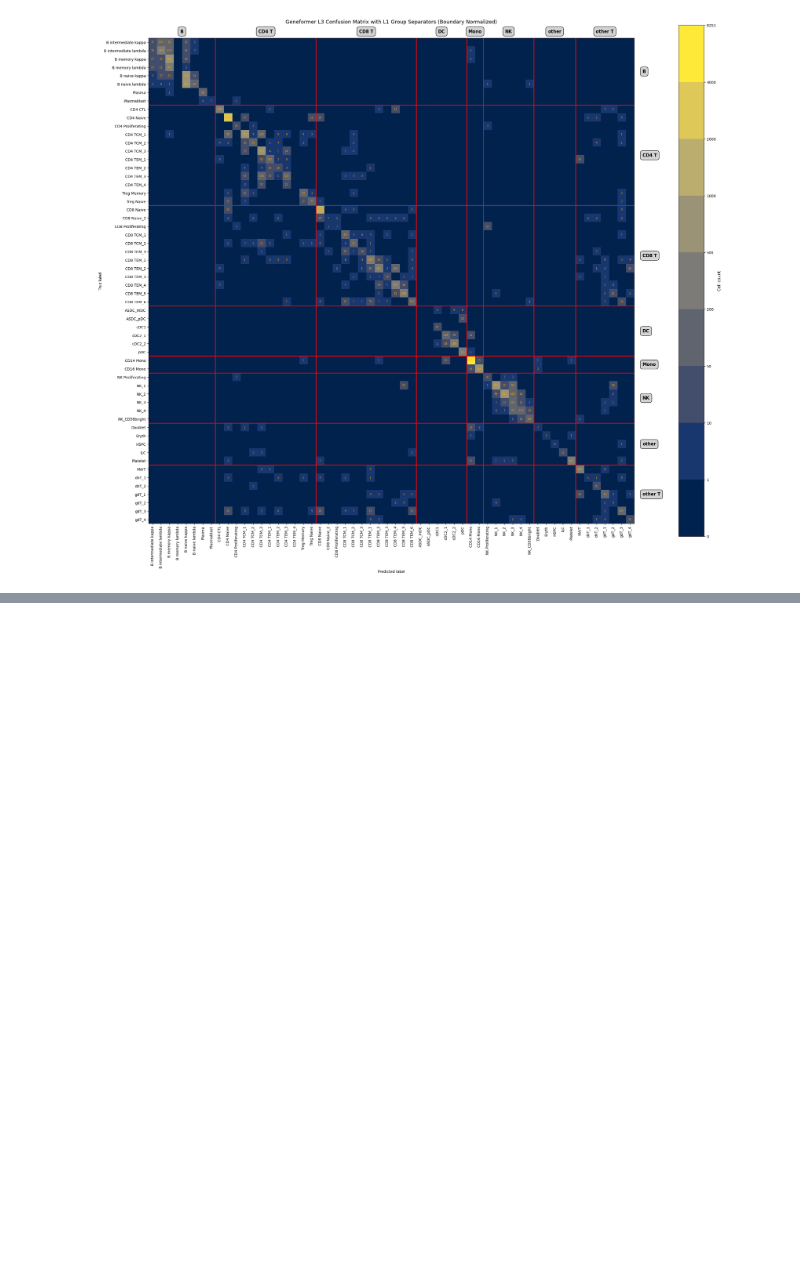
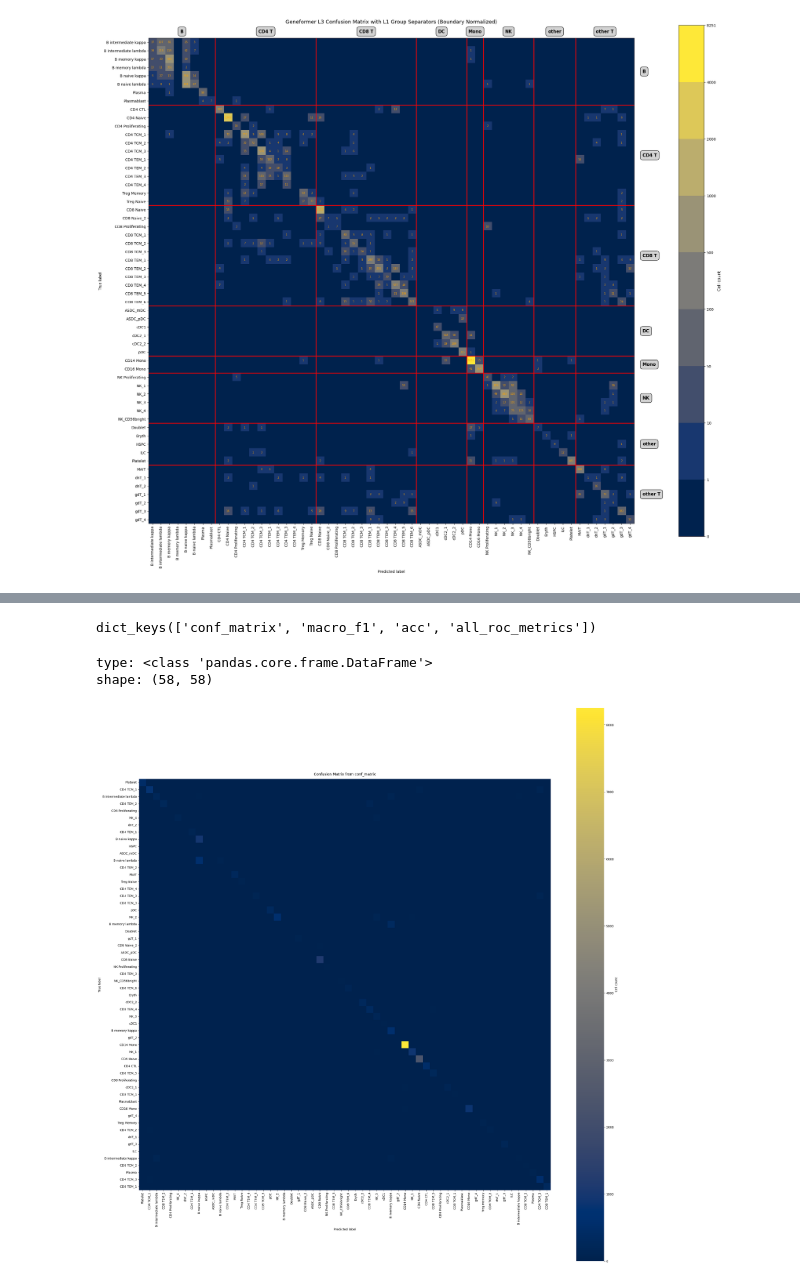
Before and after one commit to TPbiocode/geneformer_benchmarking, a Jupyter notebook: notebooks/05_plot_test_metrics.ipynb, the cells around one changed output, grey strips where cells are left out. Drawn from its saved outputs; the diff is of its cells as text; code cells hidden in the pictures; blank space fills up the shorter version.

Commit message:
Add changes to confusion matrix plot

```diff
--- a/notebooks/05_plot_test_metrics.ipynb
+++ b/notebooks/05_plot_test_metrics.ipynb
@@ -59,12 +59,14 @@ LEVEL = "l3"        # cell type annotation level
 OUTPUT_DIR = BASE_DIR / "data" / "output" / f"{VERSION}_{MODEL_SIZE}_{LEVEL}_test_eval_citeseq_pbmc_cellclassification"
 PRED_DICT_PATH = OUTPUT_DIR / f"{VERSION}_{MODEL_SIZE}_{LEVEL}_test_eval_pred_dict.pkl"
 CLASS_DICT_PATH = BASE_DIR / "data" / "classifier" / f"{VERSION}_{LEVEL}_citeseq_classifier_dir" / "citeseq_pbmc_cellclassification_id_class_dict.pkl"
+TEST_EVAL_PATH = OUTPUT_DIR / f"{VERSION}_{MODEL_SIZE}_{LEVEL}_test_eval_test_metrics_dict.pkl"
 
 print(f"Configuration loaded:")
 print(f"Base directory: {BASE_DIR}")
 print(f"Data path: {DATA_PATH}")
 print(f"Geneformer prediction dict: {PRED_DICT_PATH}")
 print(f"Geneformer class dict: {CLASS_DICT_PATH}")
+print(f"Geneformer test evaluation metrics: {TEST_EVAL_PATH}")
 # %% [output]
 Configuration loaded:
 Base directory: /scratch/tmurugan/geneformer_benchmarking
@@ -362,0 +364,74 @@ plt.show()
+# %%
+# Load the test evaluation metrics dictionary and print its keys
+test_eval = pickle.load(open(TEST_EVAL_PATH, "rb"))
+print(test_eval.keys())
+# %% [output]
+dict_keys(['conf_matrix', 'macro_f1', 'acc', 'all_roc_metrics'])
+# %%
+# Inspect confusion matrix structure in the test metrics dictionary
+conf_matrix = test_eval["conf_matrix"]
+print("type:", type(conf_matrix))
+
+if isinstance(conf_matrix, dict):
+    print("num keys:", len(conf_matrix))
+    sample_keys = list(conf_matrix.keys())[:5]
+    print("sample keys:", sample_keys)
+    first_val = conf_matrix[sample_keys[0]] if sample_keys else None
+    print("sample value type:", type(first_val))
+    if isinstance(first_val, dict):
+        print("sample nested keys:", list(first_val.keys())[:5])
+elif isinstance(conf_matrix, (list, tuple)):
+    print("length:", len(conf_matrix))
+else:
+    print("shape:", getattr(conf_matrix, "shape", "n/a"))
+# %% [output]
+type: <class 'pandas.core.frame.DataFrame'>
+shape: (58, 58)
+# %%
+# Plot confusion matrix from test_eval['conf_matrix']
+from matplotlib.colors import BoundaryNorm
+
+# conf_matrix is a pandas DataFrame: rows = true labels, columns = predicted labels
+cm_df = conf_matrix.copy()
+
+# Optional: set to True for row-wise normalized values (proportion per true class)
+NORMALIZE_ROWS = False
+if NORMALIZE_ROWS:
+    cm_plot = cm_df.div(cm_df.sum(axis=1).replace(0, 1), axis=0).values
+    cbar_label = "Proportion"
+    title_suffix = " (Row-normalized)"
+else:
+    cm_plot = cm_df.values
+    cbar_label = "Cell count"
+    title_suffix = ""
+
+class_names = list(cm_df.index)
+n_classes = len(class_names)
+fig_size = max(10, min(28, n_classes * 0.45))
+
+fig, ax = plt.subplots(figsize=(fig_size, fig_size))
+
+# Boundary-normalized colormap (same style as the pred-based plot above)
+bounds = [0, 1, 10, 50, 200, 500, 1000, 2000, 4000, int(cm_plot.max())]
+norm = BoundaryNorm(bounds, ncolors=256, clip=True)
+
+im = ax.imshow(cm_plot, cmap="cividis", norm=norm, aspect="auto")
+
+# Colorbar
+cbar = fig.colorbar(im, ax=ax, ticks=bounds, fraction=0.046, pad=0.08)
+cbar.ax.set_ylabel(cbar_label, rotation=90, fontsize=11)
+
+# Axis ticks and labels
+ax.set_xticks(range(n_classes))
+ax.set_yticks(range(n_classes))
+ax.set_xticklabels(class_names, rotation=90, fontsize=7)
+ax.set_yticklabels(class_names, fontsize=7)
+
+ax.set_xlabel("Predicted label", fontsize=11)
+ax.set_ylabel("True label", fontsize=11)
+ax.set_title(f"Confusion Matrix (conf_matrix){title_suffix}", fontsize=14, pad=12)
+
+plt.tight_layout()
+plt.show()
+# %% [output]
+[figure, added]
```
Also changed, not shown: parts of 2 cells of this notebook, 1 other file.
